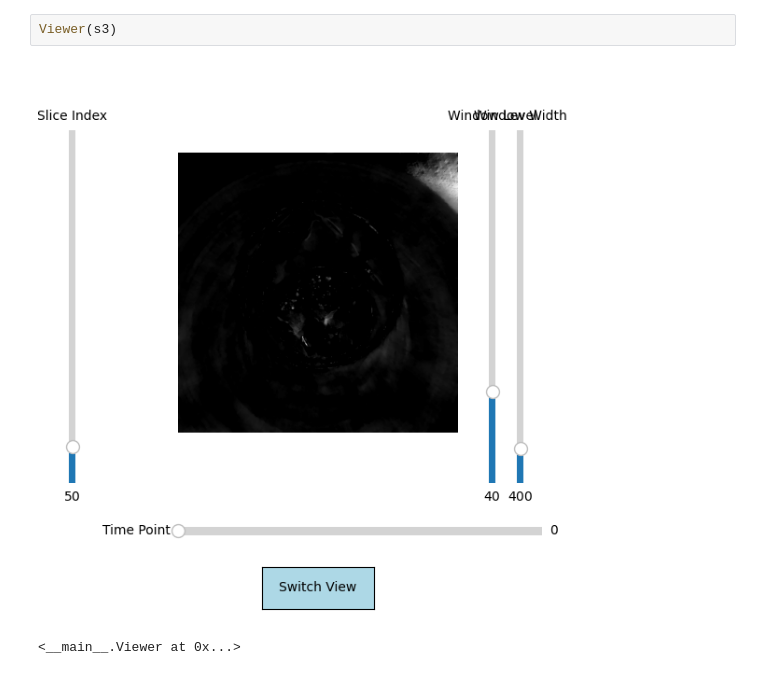
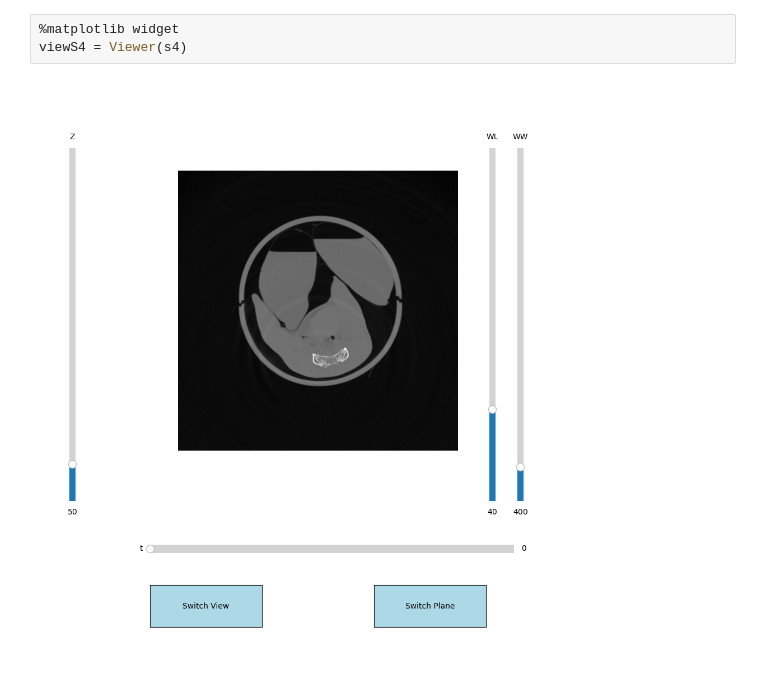
Before and after one commit to dandycodingpipe/pyKOLOR, a Jupyter notebook: notebook.ipynb, the cells around one changed output. Drawn from its saved outputs; the diff is of its cells as text.

```diff
--- a/notebook.ipynb
+++ b/notebook.ipynb
@@ -206,5 +26,5 @@ class Viewer:
-# %%
-Viewer(s3)
-# %% [output]
-[figure, removed]
-<__main__.Viewer at 0x...>
+# %%
+%matplotlib widget
+viewS4 = Viewer(s4)
+# %% [output]
+[figure, added]
```
Also changed, not shown: parts of 7 cells of this notebook, 1 other file.
